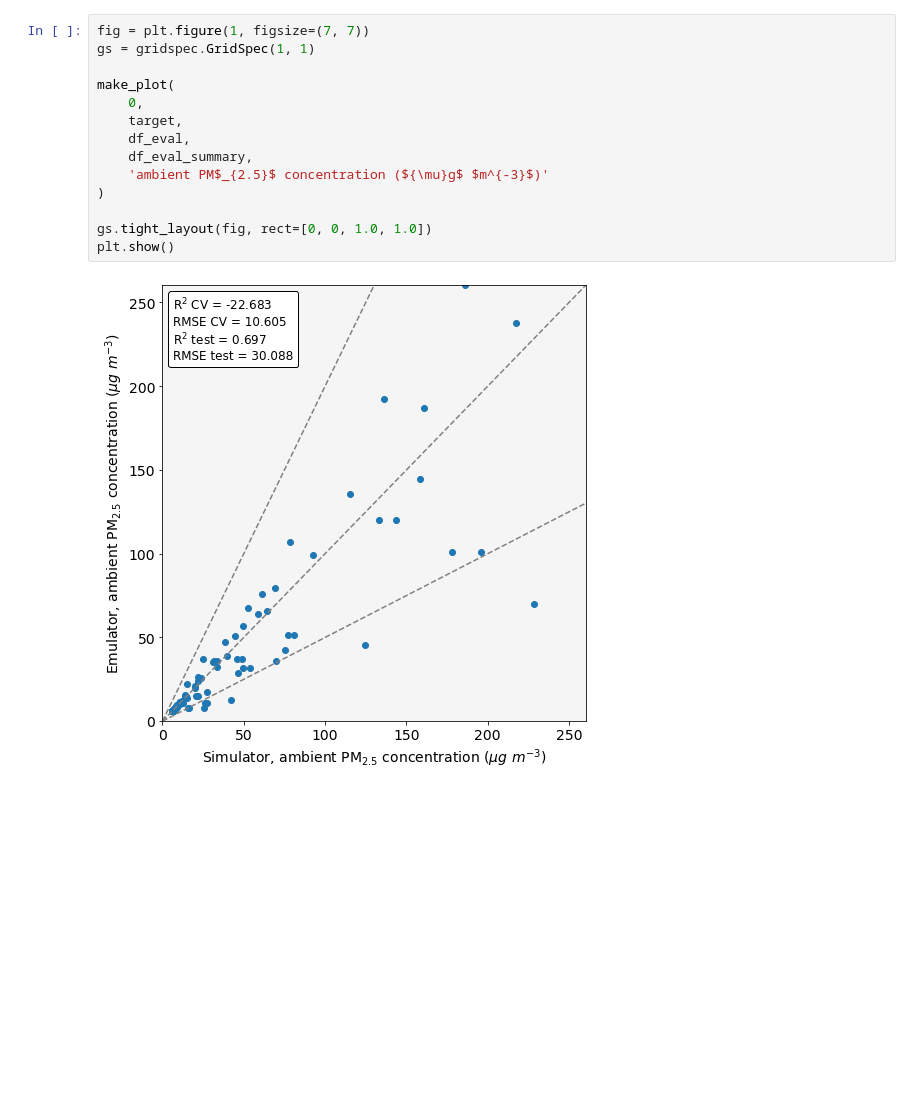
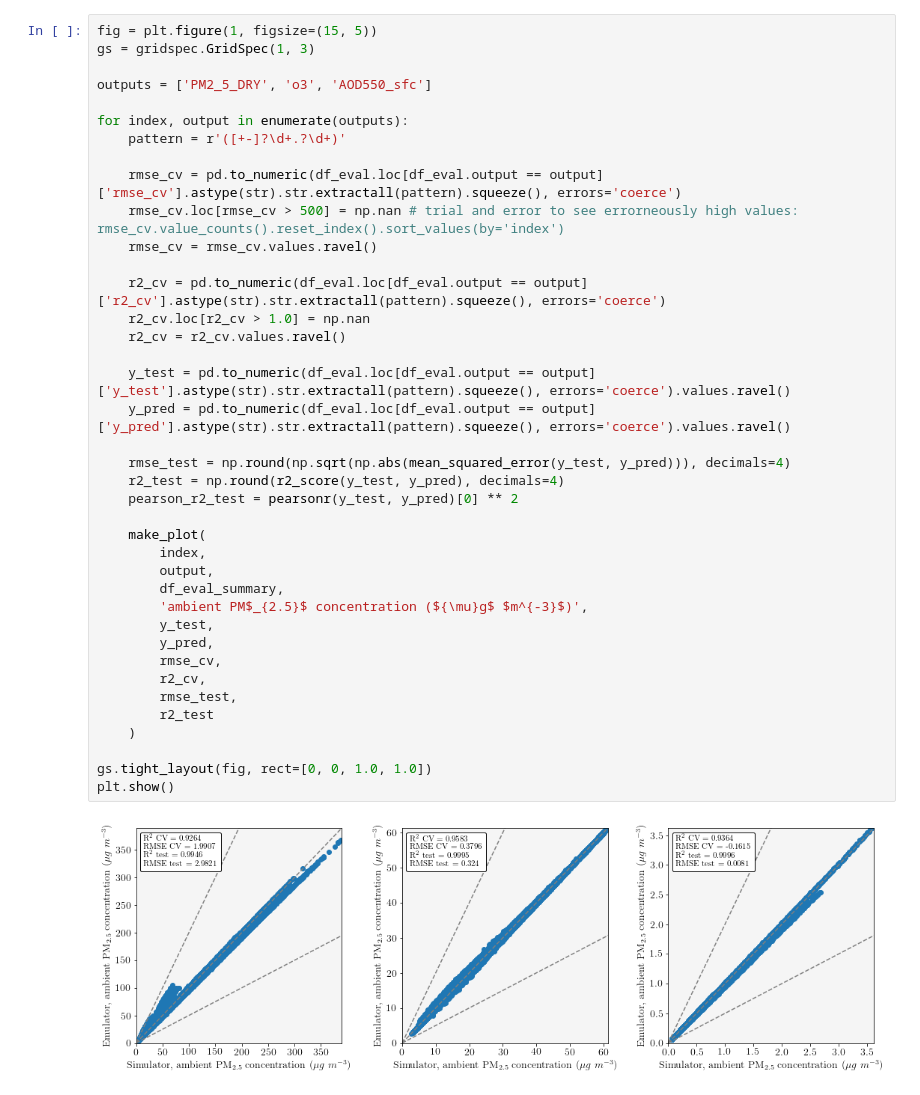
Before and after one commit to lukeconibear/emulator, a Jupyter notebook: emulator_gp-matern.ipynb, the cells around one changed output. Drawn from its saved outputs; the diff is of its cells as text; blank space fills up the shorter version.

```diff
--- a/emulator_gp-matern.ipynb
+++ b/emulator_gp-matern.ipynb
@@ -147,18 +214,43 @@ def make_plot(index, target, df_eval, df_eval_summary, label):
     at.patch.set_boxstyle("round,pad=0.,rounding_size=0.2")
     ax.add_artist(at)
-# %%
-fig = plt.figure(1, figsize=(7, 7))
-gs = gridspec.GridSpec(1, 1)
-
-make_plot(
-    0,
-    target,
-    df_eval,
-    df_eval_summary,
-    'ambient PM$_{2.5}$ concentration (${\mu}g$ $m^{-3}$)'
-)
-
-gs.tight_layout(fig, rect=[0, 0, 1.0, 1.0])
-plt.show()
-# %% [output]
-[figure, removed]
+# %%
+fig = plt.figure(1, figsize=(15, 5))
+gs = gridspec.GridSpec(1, 3)
+
+outputs = ['PM2_5_DRY', 'o3', 'AOD550_sfc']
+
+for index, output in enumerate(outputs):
+    pattern = r'([+-]?\d+.?\d+)'
+
+    rmse_cv = pd.to_numeric(df_eval.loc[df_eval.output == output]['rmse_cv'].astype(str).str.extractall(pattern).squeeze(), errors='coerce')
+    rmse_cv.loc[rmse_cv > 500] = np.nan # trial and error to see errorneously high values: rmse_cv.value_counts().reset_index().sort_values(by='index')
+    rmse_cv = rmse_cv.values.ravel()
+
+    r2_cv = pd.to_numeric(df_eval.loc[df_eval.output == output]['r2_cv'].astype(str).str.extractall(pattern).squeeze(), errors='coerce')
+    r2_cv.loc[r2_cv > 1.0] = np.nan
+    r2_cv = r2_cv.values.ravel()
+
+    y_test = pd.to_numeric(df_eval.loc[df_eval.output == output]['y_test'].astype(str).str.extractall(pattern).squeeze(), errors='coerce').values.ravel()
+    y_pred = pd.to_numeric(df_eval.loc[df_eval.output == output]['y_pred'].astype(str).str.extractall(pattern).squeeze(), errors='coerce').values.ravel()
+
+    rmse_test = np.round(np.sqrt(np.abs(mean_squared_error(y_test, y_pred))), decimals=4)
+    r2_test = np.round(r2_score(y_test, y_pred), decimals=4)
+    pearson_r2_test = pearsonr(y_test, y_pred)[0] ** 2
+
+    make_plot(
+        index,
+        output,
+        df_eval_summary,
+        'ambient PM$_{2.5}$ concentration (${\mu}g$ $m^{-3}$)',
+        y_test,
+        y_pred,
+        rmse_cv,
+        r2_cv,
+        rmse_test,
+        r2_test
+    )
+
+gs.tight_layout(fig, rect=[0, 0, 1.0, 1.0])
+plt.show()
+# %% [output]
+[figure, added]
```
Also changed, not shown: parts of 13 cells of this notebook, 1 other file.
